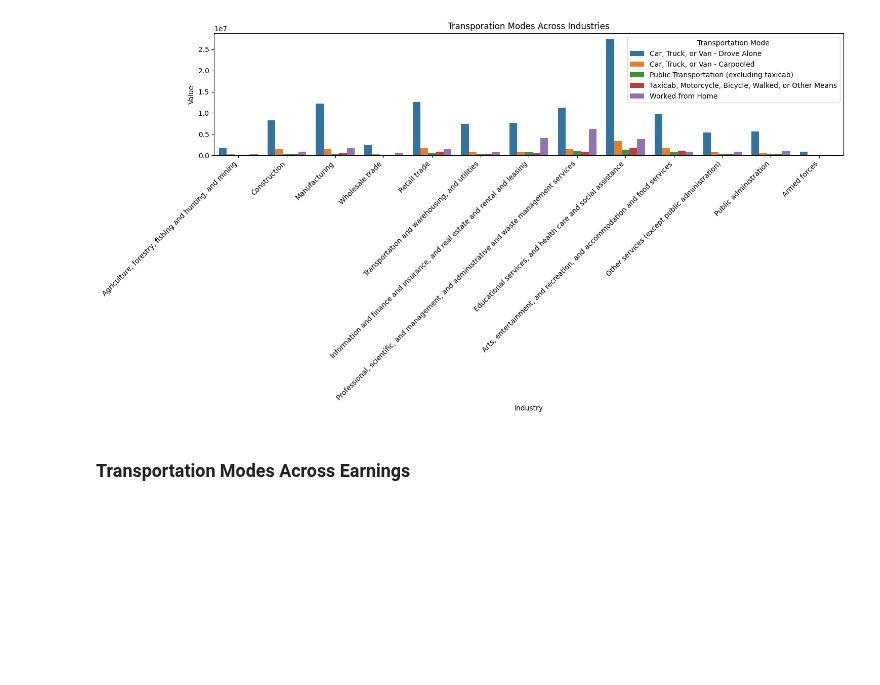
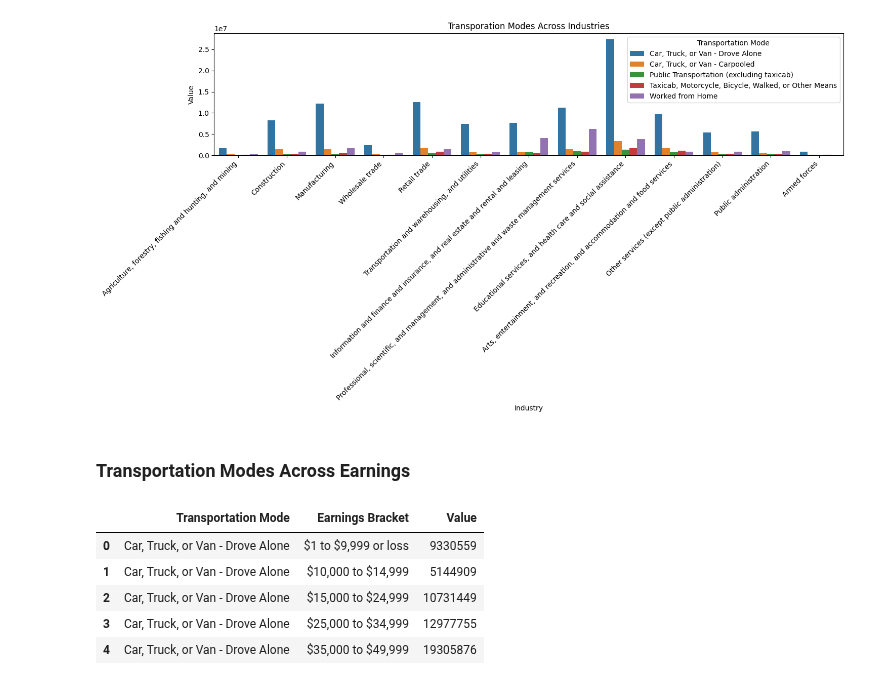
Before and after one commit to angelikabrown/CensusDataEDA, a Jupyter notebook: commute_viz.ipynb, the cells around one changed output. Saved outputs shown, nothing was run; the diff lists cells and outputs as text; code cells hidden in the pictures; blank space fills up the shorter version.

```diff
--- a/commute_viz.ipynb
+++ b/commute_viz.ipynb
@@ -83,3 +83,14 @@ plt.show()
 [figure]
 # %% [markdown]
 ### Transportation Modes Across Earnings
+# %%
+earnings = pd.read_csv('transportation_modes_and_earnings.csv')
+# %%
+earnings.head()
+# %% [output]
+|  | Transportation Mode | Earnings Bracket | Value |
+| 0 | Car, Truck, or Van - Drove Alone | $1 to $9,999 or loss | 9330559 |
+| 1 | Car, Truck, or Van - Drove Alone | $10,000 to $14,999 | 5144909 |
+| 2 | Car, Truck, or Van - Drove Alone | $15,000 to $24,999 | 10731449 |
+| 3 | Car, Truck, or Van - Drove Alone | $25,000 to $34,999 | 12977755 |
+| 4 | Car, Truck, or Van - Drove Alone | $35,000 to $49,999 | 19305876 |
```
